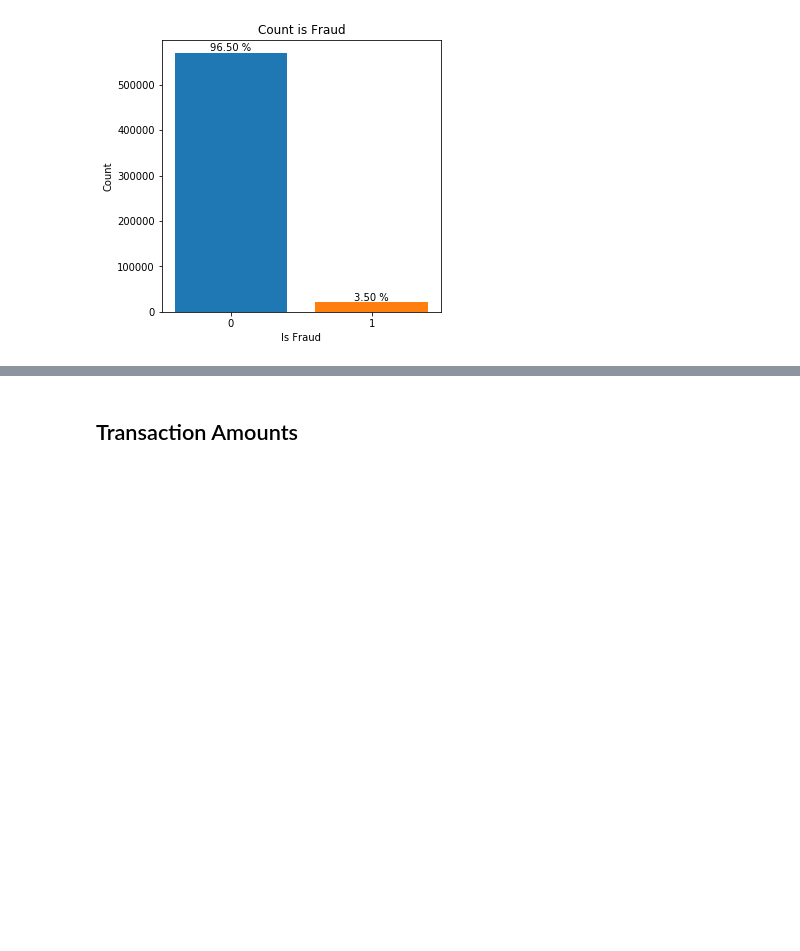
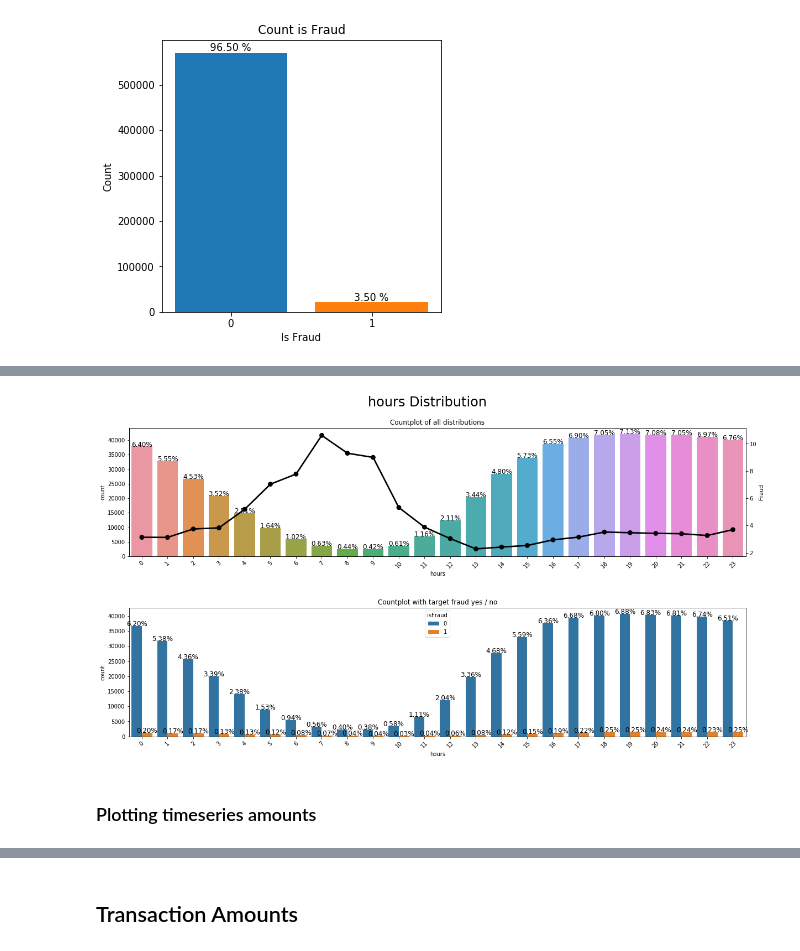
Before and after one commit to AlessandroVol23/ieee_cis_fraud_detection_kaggle, a Jupyter notebook: notebooks/0.1_AV_EDA.ipynb, the cells around one changed output, grey strips where cells are left out. Cells and saved outputs as stored; diff of their text form; code cells hidden in the pictures; blank space fills up the shorter version.

```diff
--- a/notebooks/0.1_AV_EDA.ipynb
+++ b/notebooks/0.1_AV_EDA.ipynb
@@ -85,0 +210,6 @@ for rect, label in zip(rects, labels):
+# %%
+plot_cnt_distribution(df_transaction, 'hours', False)
+# %% [output]
+[figure, added]
+# %% [markdown]
+### Plotting timeseries amounts
```
Also changed, not shown: parts of 35 cells of this notebook.
